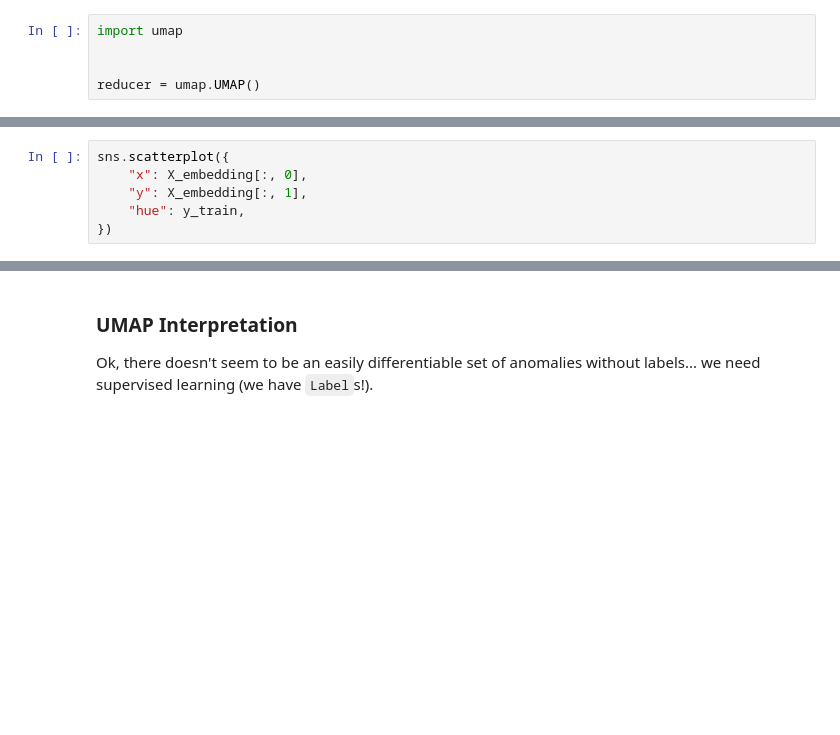
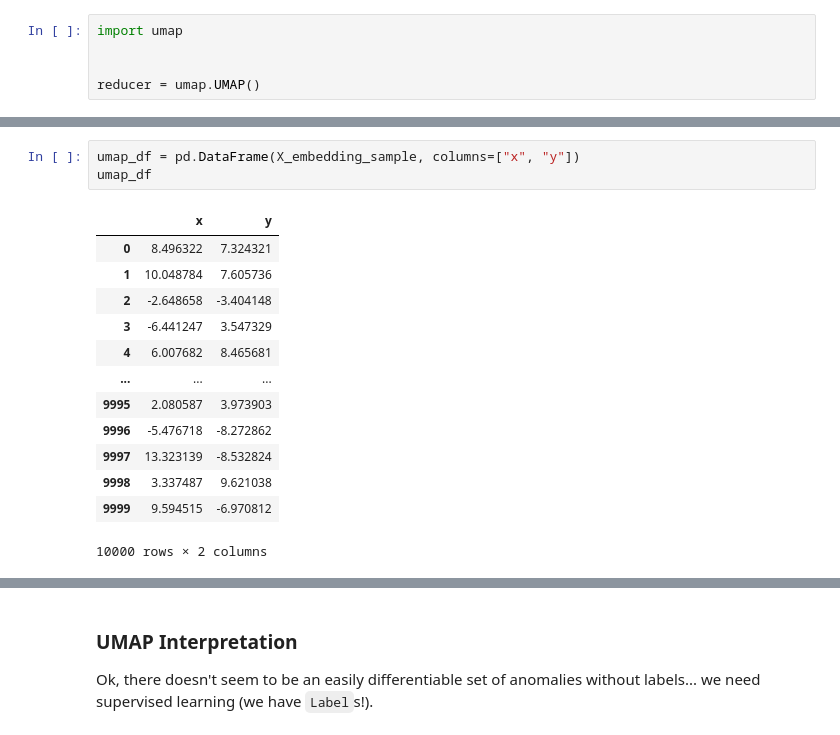
Before and after one commit to rjurney/netography, a Jupyter notebook: Exploratory Data Analysis.ipynb, the cells around one changed output, grey strips where cells are left out. Cells and saved outputs as stored; diff of their text form; blank space fills up the shorter version.

```diff
--- a/Exploratory Data Analysis.ipynb
+++ b/Exploratory Data Analysis.ipynb
@@ -754,6 +773,17 @@ X_embedding
 # %%
-sns.scatterplot({
-    "x": X_embedding[:, 0],
-    "y": X_embedding[:, 1],
-    "hue": y_train,
-})
+umap_df = pd.DataFrame(X_embedding_sample, columns=["x", "y"])
+umap_df
+# %% [output]
+|  | x | y |
+| 0 | 8.496322 | 7.324321 |
+| 1 | 10.048784 | 7.605736 |
+| 2 | -2.648658 | -3.404148 |
+| 3 | -6.441247 | 3.547329 |
+| 4 | 6.007682 | 8.465681 |
+| ... | ... | ... |
+| 9995 | 2.080587 | 3.973903 |
+| 9996 | -5.476718 | -8.272862 |
+| 9997 | 13.323139 | -8.532824 |
+| 9998 | 3.337487 | 9.621038 |
+| 9999 | 9.594515 | -6.970812 |
+10000 rows × 2 columns
```
Also changed, not shown: parts of 6 cells of this notebook.
